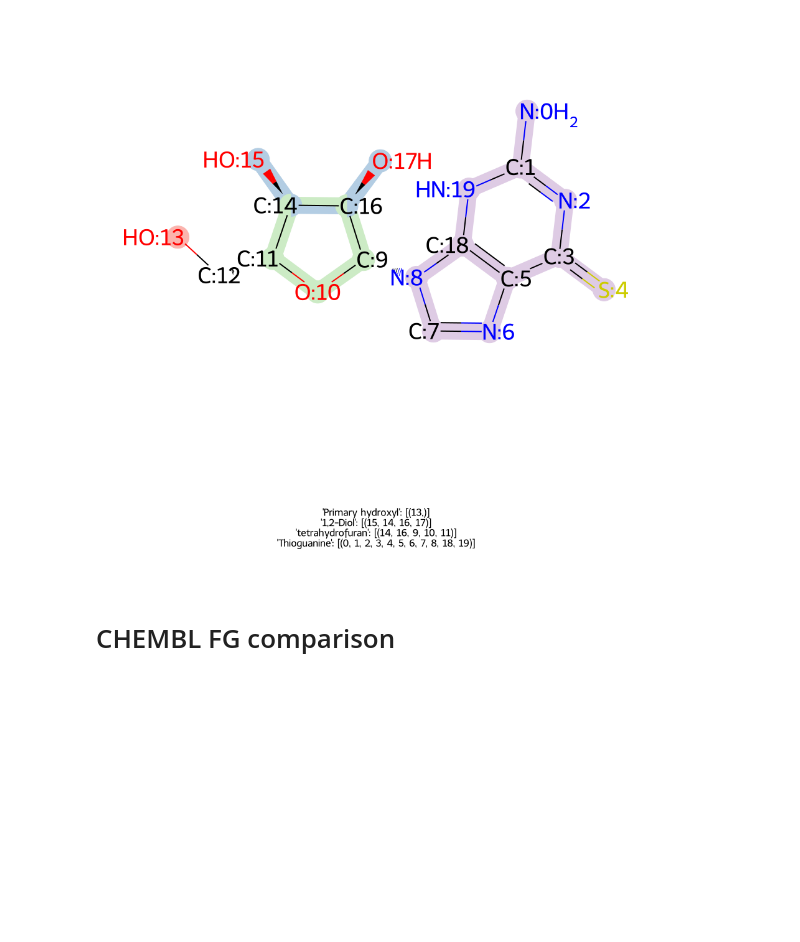
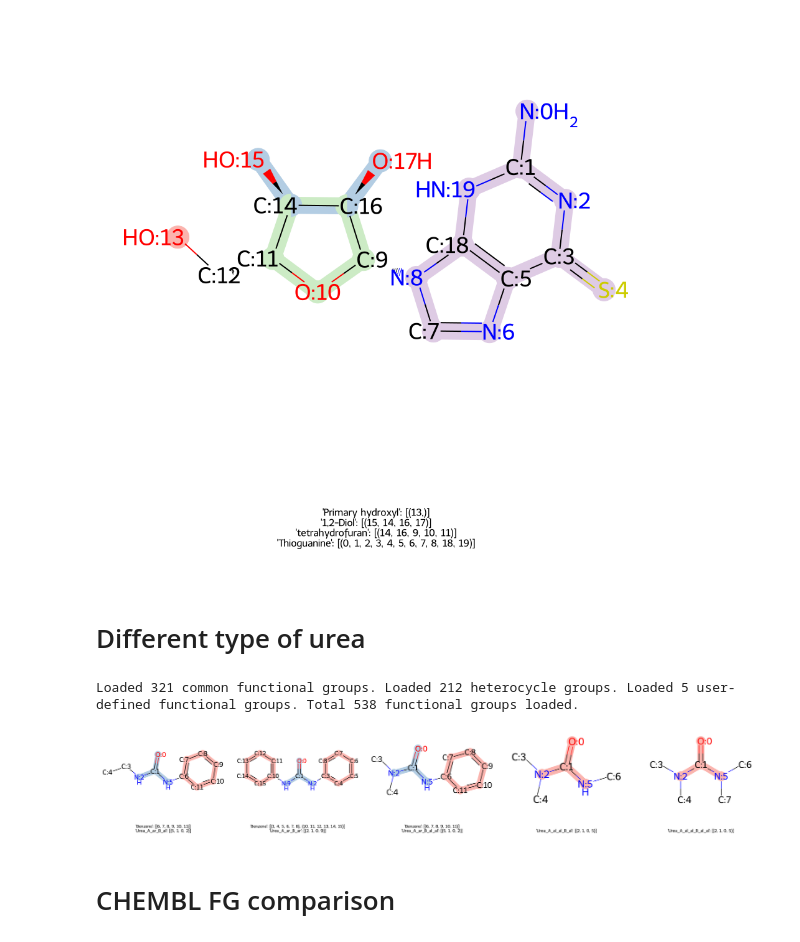
Before and after one commit to xuanliugit/AccFG, a Jupyter notebook: example.ipynb, the cells around one changed output. Saved outputs shown, nothing was run; the diff lists cells and outputs as text; code cells hidden in the pictures; blank space fills up the shorter version.

```diff
--- a/example.ipynb
+++ b/example.ipynb
@@ -187,6 +187,28 @@ img.save('results/mol_6_Thioguanosine.png', dpi=(900,900))
 img
 # %% [output]
 [figure]
+# %% [markdown]
+# Different type of urea
+# %%
+urea_fgs_dict = {'Urea_A_ar_B_al':'[#7X3H1;$([#7](C)c)][#6X3](=[OX1])[#7X3H1;$([#7](C)C)]',
+                 'Urea_A_ar_B_ar':'[#7X3H1;$([#7](C)c)][#6X3](=[OX1])[#7X3H1;$([#7](C)c)]',
+                 'Urea_A_ar_B_al_al':'[#7X3H1;$([#7](C)c)][#6X3](=[OX1])[#7X3H0;$([#7](C)(C)C)]',
+                 'Urea_A_al_al_B_al':'[#7X3H0;$([#7](C)(C)C)][#6X3](=[OX1])[#7X3H1;$([#7](C)C)]',
+                 'Urea_A_al_al_B_al_al':'[#7X3H0;$([#7](C)(C)C)][#6X3](=[OX1])[#7X3H0;$([#7](C)(C)C)]',
+                 }
+my_afg = AccFG(user_defined_fgs=urea_fgs_dict,print_load_info=True)
+
+urea_smis = ['O=C(NCC)NC1=CC=CC=C1',
+             'O=C(NC1=CC=CC=C1)NC2=CC=CC=C2',
+             'O=C(N(C)C)NC1=CC=CC=C1',
+             'O=C(N(C)C)NC',
+             'O=C(N(C)C)N(C)C']
+img_list = [molimg(draw_mol_with_fgs(smi, afg=my_afg, alpha=1, canonical=False)) for smi in urea_smis]
+mols_img = img_grid(img_list)
+mols_img
+# %% [output]
+Loaded 321 common functional groups. Loaded 212 heterocycle groups. Loaded 5 user-defined functional groups. Total 538 functional groups loaded.
+[figure, added]
 # %% [markdown]
 # CHEMBL FG comparison
 # %%
```
Also changed, not shown: 5 other files.
